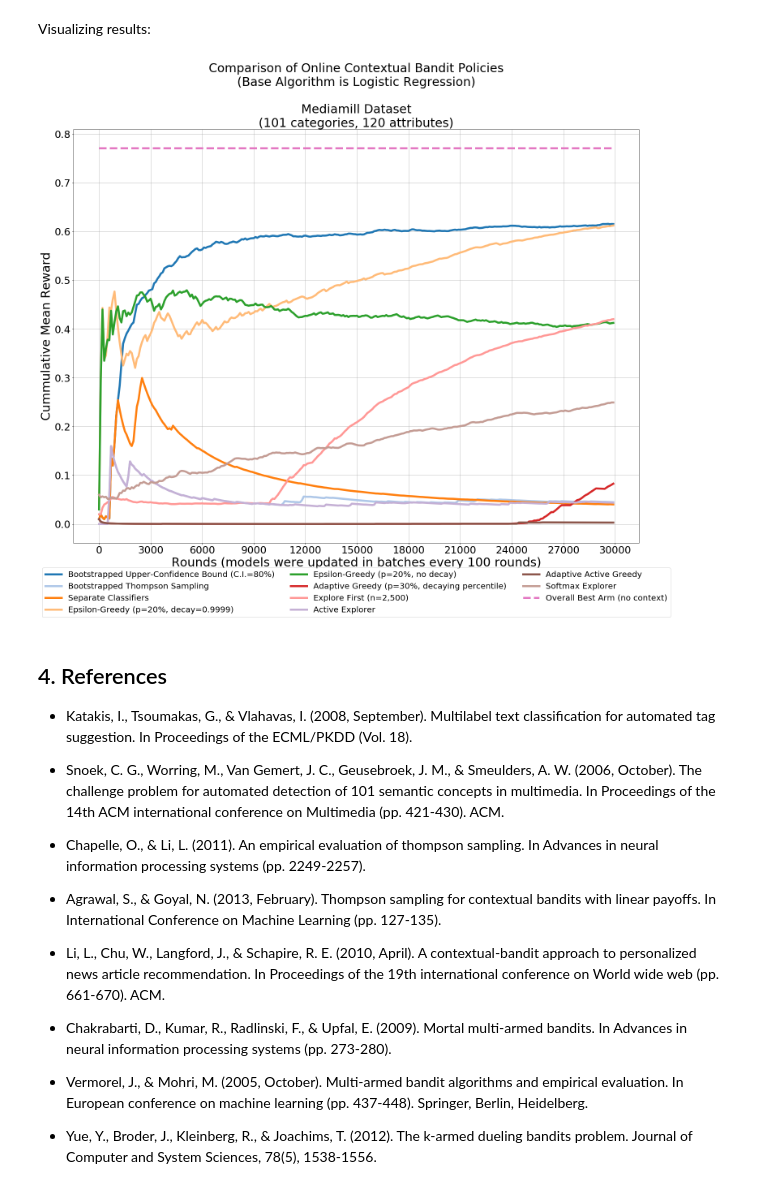
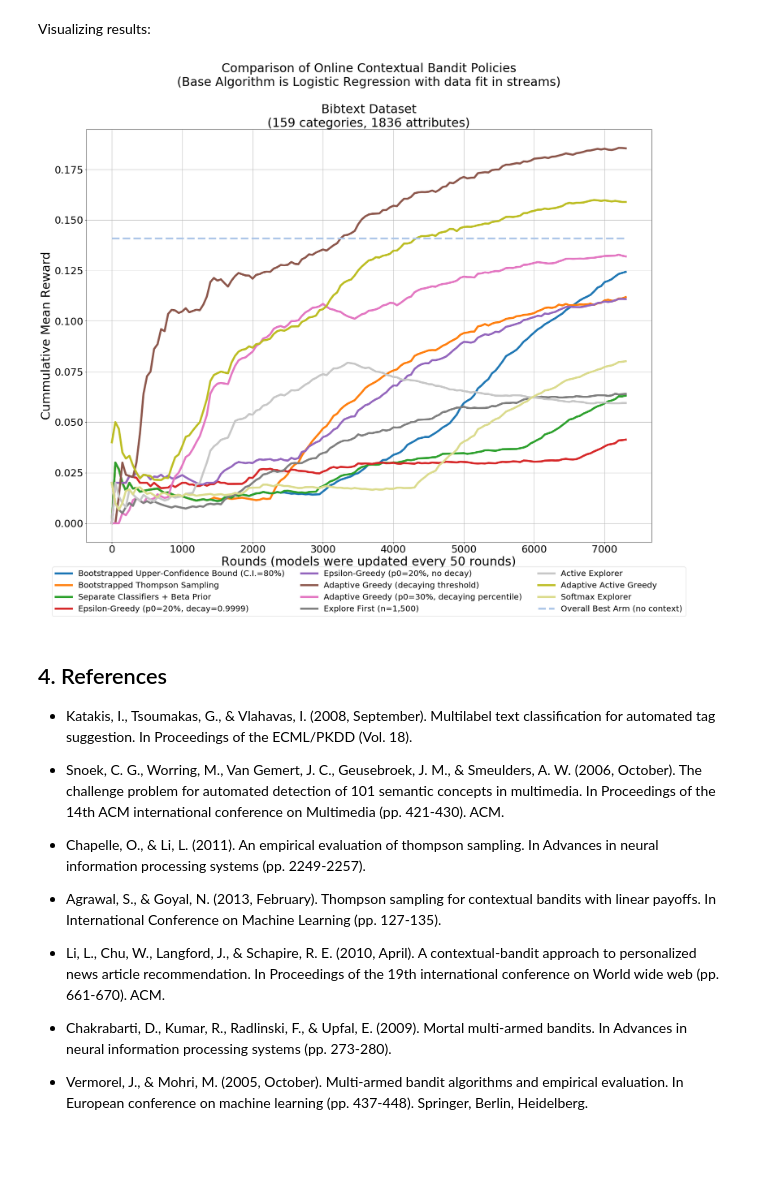
Before and after one commit to david-cortes/contextualbandits, a Jupyter notebook: example/online_contextual_bandits.ipynb, the cells around one changed output. Drawn from its saved outputs; the diff is of its cells as text; code cells hidden in the pictures; blank space fills up the shorter version.

```diff
--- a/example/online_contextual_bandits.ipynb
+++ b/example/online_contextual_bandits.ipynb
@@ -583,51 +407,40 @@ for i in range(300):
 # %% [markdown]
 Visualizing results:
 # %%
-import matplotlib.pyplot as plt
-from pylab import rcParams
-%matplotlib inline
-
-def get_mean_reward(reward_lst, batch_size=batch_size):
-    mean_rew=list()
-    for r in range(len(reward_lst)):
-        mean_rew.append(sum(reward_lst[:r+1])/((r+1)*batch_size))
-    return mean_rew
-
 rcParams['figure.figsize'] = 25, 15
-lwd=5
-cmap = plt.get_cmap('tab20')
-colors=plt.cm.tab20(np.linspace(0,1,20))
-
-plt.plot(get_mean_reward(rewards_ucb), label="Bootstrapped Upper-Confidence Bound (C.I.=80%)",linewidth=lwd,color=colors[0])
-plt.plot(get_mean_reward(rewards_ts), label="Bootstrapped Thompson Sampling",linewidth=lwd,color=colors[1])
-plt.plot(get_mean_reward(rewards_ovr), label="Separate Classifiers",linewidth=lwd,color=colors[2])
-plt.plot(get_mean_reward(rewards_egr), label="Epsilon-Greedy (p=20%, decay=0.9999)",linewidth=lwd,color=colors[3])
-plt.plot(get_mean_reward(rewards_egr2), label="Epsilon-Greedy (p=20%, no decay)",linewidth=lwd,color=colors[4])
-plt.plot(get_mean_reward(rewards_agr2), label="Adaptive Greedy (p=30%, decaying percentile)",linewidth=lwd,color=colors[6])
-plt.plot(get_mean_reward(rewards_efr), label="Explore First (n=2,500)",linewidth=lwd,color=colors[7])
-plt.plot(get_mean_reward(rewards_ac), label="Active Explorer",linewidth=lwd,color=colors[9])
-plt.plot(get_mean_reward(rewards_aac), label="Adaptive Active Greedy",linewidth=lwd,color=colors[10])
-plt.plot(get_mean_reward(rewards_sft), label="Softmax Explorer",linewidth=lwd,color=colors[11])
-plt.plot(np.repeat(y.mean(axis=0).max(),len(rewards_sft)), label="Overall Best Arm (no context)",linewidth=lwd,color=colors[12],ls='dashed')
 
 ax = plt.subplot(111)
+plt.plot(get_mean_reward(rewards_ucb), label="Bootstrapped Upper-Confidence Bound (C.I.=80%)",linewidth=lwd,color=colors[0])
+plt.plot(get_mean_reward(rewards_ts), label="Bootstrapped Thompson Sampling",linewidth=lwd,color=colors[2])
+plt.plot(get_mean_reward(rewards_ovr), label="Separate Classifiers + Beta Prior",linewidth=lwd,color=colors[4])
+plt.plot(get_mean_reward(rewards_egr), label="Epsilon-Greedy (p0=20%, decay=0.9999)",linewidth=lwd,color=colors[6])
+plt.plot(get_mean_reward(rewards_egr2), label="Epsilon-Greedy (p0=20%, no decay)",linewidth=lwd,color=colors[8])
+plt.plot(get_mean_reward(rewards_agr), label="Adaptive Greedy (decaying threshold)",linewidth=lwd,color=colors[10])
+plt.plot(get_mean_reward(rewards_agr2), label="Adaptive Greedy (p0=30%, decaying percentile)",linewidth=lwd,color=colors[12])
+plt.plot(get_mean_reward(rewards_efr), label="Explore First (n=1,500)",linewidth=lwd,color=colors[14])
+plt.plot(get_mean_reward(rewards_ac), label="Active Explorer", linewidth=lwd,color=colors[15])
+plt.plot(get_mean_reward(rewards_aac), label="Adaptive Active Greedy", linewidth=lwd,color=colors[16])
+plt.plot(get_mean_reward(rewards_sft), label="Softmax Explorer", linewidth=lwd,color=colors[17])
+plt.plot(np.repeat(y.mean(axis=0).max(),len(rewards_sft)), label="Overall Best Arm (no context)",linewidth=lwd,color=colors[1],ls='dashed')
+
 box = ax.get_position()
 ax.set_position([box.x0, box.y0 + box.height * 0.1,
                  box.width, box.height * 1.25])
 ax.legend(loc='upper center', bbox_to_anchor=(0.5, -0.05),
           fancybox=True, ncol=3, prop={'size':20})
 
 
 plt.tick_params(axis='both', which='major', labelsize=25)
-plt.xticks([i*30 for i in range(11)], [i*100 for i in range(0,330,30)])
+plt.xticks([i*20 for i in range(8)], [i*1000 for i in range(8)])
 
-plt.xlabel('Rounds (models were updated in batches every 100 rounds)',size=30)
-plt.ylabel('Cummulative Mean Reward',size=30)
-plt.title('Comparison of Online Contextual Bandit Policies\n(Base Algorithm is Logistic Regression)\n\nMediamill Dataset\n(101 categories, 120 attributes)',size=30)
+
+plt.xlabel('Rounds (models were updated every 50 rounds)', size=30)
+plt.ylabel('Cummulative Mean Reward', size=30)
+plt.title('Comparison of Online Contextual Bandit Policies\n(Base Algorithm is Logistic Regression with data fit in streams)\n\nBibtext Dataset\n(159 categories, 1836 attributes)',size=30)
 plt.grid()
 plt.show()
 # %% [output]
-[figure, old version]
+[figure, new version]
 # %% [markdown]
 <a id="p4"></a>
 ## 4. References
@@ -644,5 +457,3 @@ plt.show()
 * Chakrabarti, D., Kumar, R., Radlinski, F., & Upfal, E. (2009). Mortal multi-armed bandits. In Advances in neural information processing systems (pp. 273-280).
 
 * Vermorel, J., & Mohri, M. (2005, October). Multi-armed bandit algorithms and empirical evaluation. In European conference on machine learning (pp. 437-448). Springer, Berlin, Heidelberg.
-
-* Yue, Y., Broder, J., Kleinberg, R., & Joachims, T. (2012). The k-armed dueling bandits problem. Journal of Computer and System Sciences, 78(5), 1538-1556.
```
Also changed, not shown: parts of 15 cells of this notebook, 3 other files.
